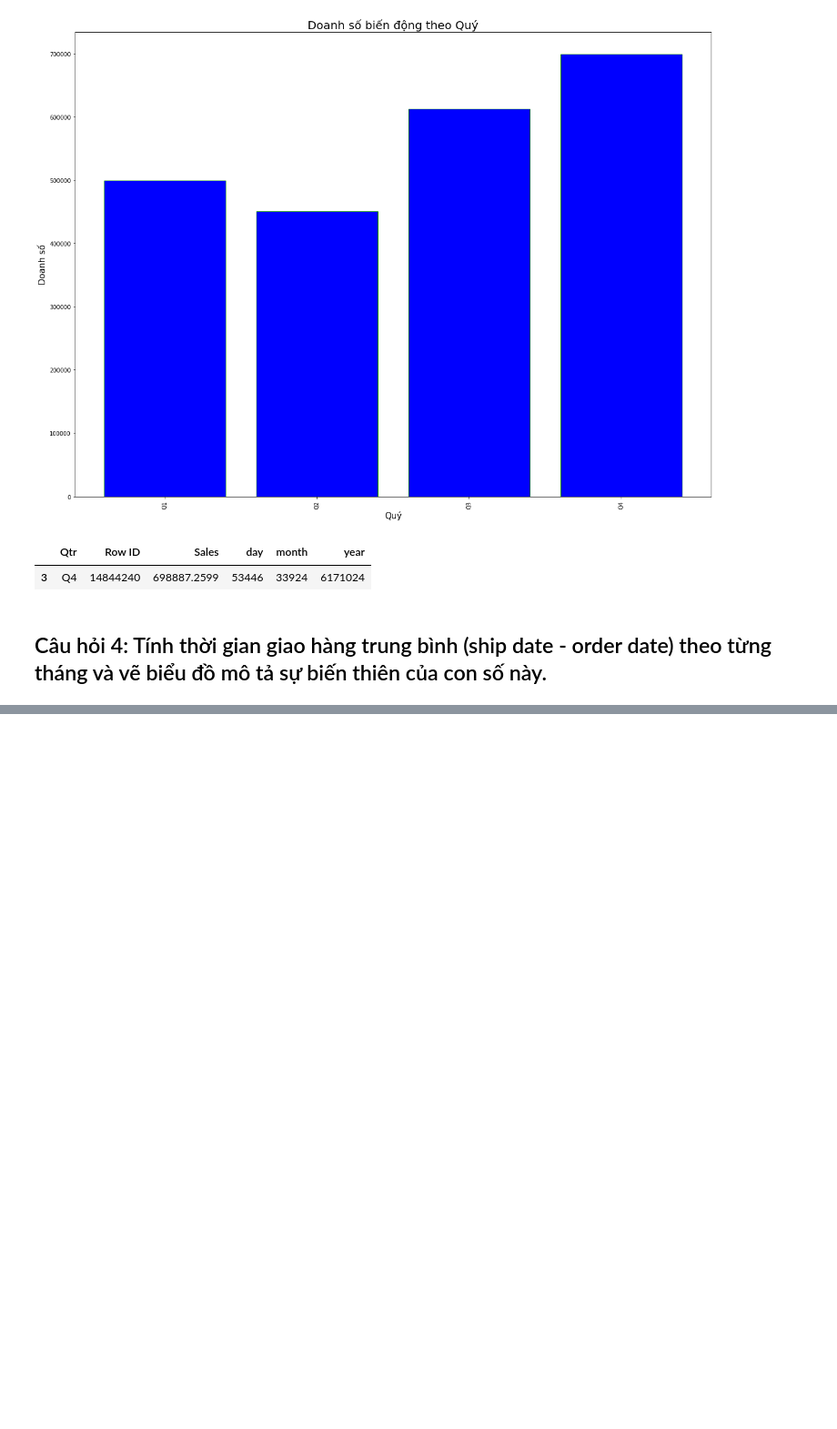
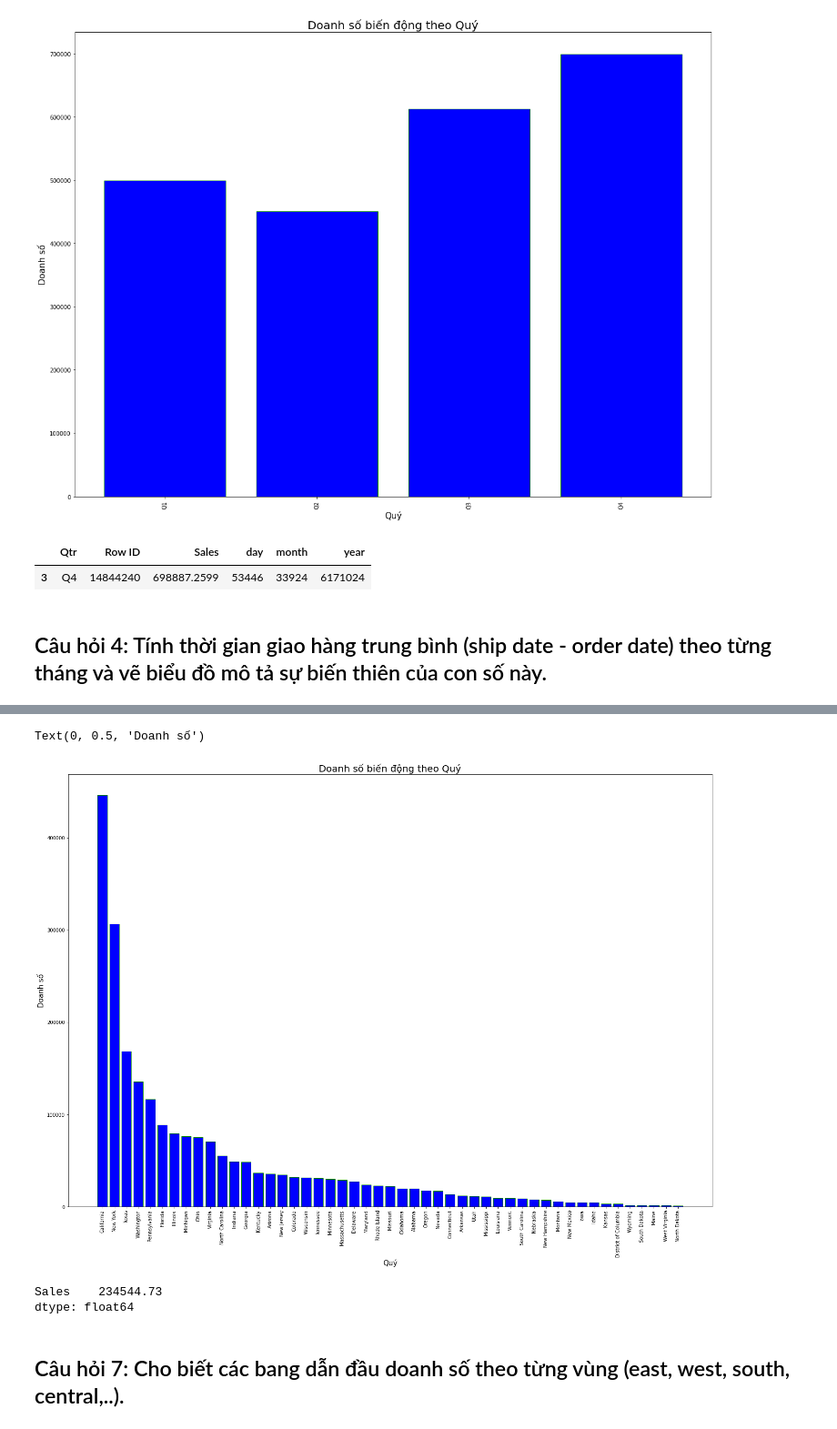
Before and after one commit to ngotancuong/mse.python, a Jupyter notebook: Baitap04.ipynb, the cells around one changed output, grey strips where cells are left out. Shown at 91% size. Cells and saved outputs as stored; diff of their text form; code cells hidden in the pictures; blank space fills up the shorter version.

```diff
--- a/Baitap04.ipynb
+++ b/Baitap04.ipynb
@@ -170,0 +246,3 @@ sell_prices_quater_df.sort_values('Sales',ascending=False).head(1)
+# %%
+sell_state_df=sell_prices_df.groupby('State')['Sales'].sum().reset_index()
+sell_state_df.sort_values('Sales',ascending=False)
@@ -170,0 +267,20 @@ sell_prices_quater_df.sort_values('Sales',ascending=False).head(1)
+# %%
+# Đếm sản phẩm có phát sinh giao dịch gom nhóm theo category và state, đưa vào data frame
+#df = train_sales_df.groupby(['state_id', 'cat_id'])['id'].count().reset_index(name='num_sales_by_category')
+sell_state_df=sell_state_df.groupby('State')['Sales'].sum().reset_index().sort_values('Sales',ascending=False)
+plt.figure(figsize=(20,15))
+plt.bar(sell_state_df['State'],sell_state_df['Sales'],color='blue',edgecolor='green')
+plt.xticks(rotation='vertical')
+plt.title('Doanh số biến động theo Quý', fontsize=20)
+plt.xlabel('Quý',fontsize=15)
+plt.ylabel('Doanh số',fontsize=15)
+# %% [output]
+Text(0, 0.5, 'Doanh số')
+[figure, added]
+# %%
+sell_state_df.head(5).mean().round(2)
+# %% [output]
+Sales    234544.73
+dtype: float64
+# %% [markdown]
+## Câu hỏi 7: Cho biết các bang dẫn đầu doanh số theo từng vùng (east, west, south, central,..).
```
Also changed, not shown: parts of 19 cells of this notebook.
